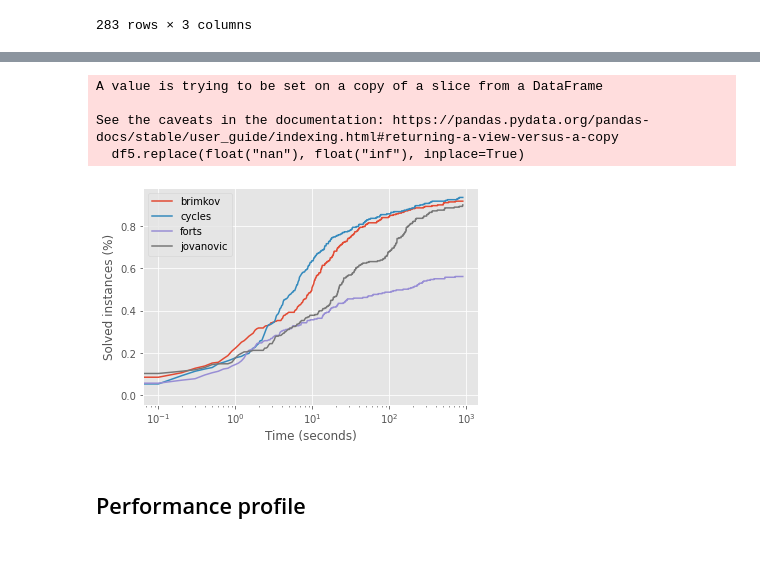
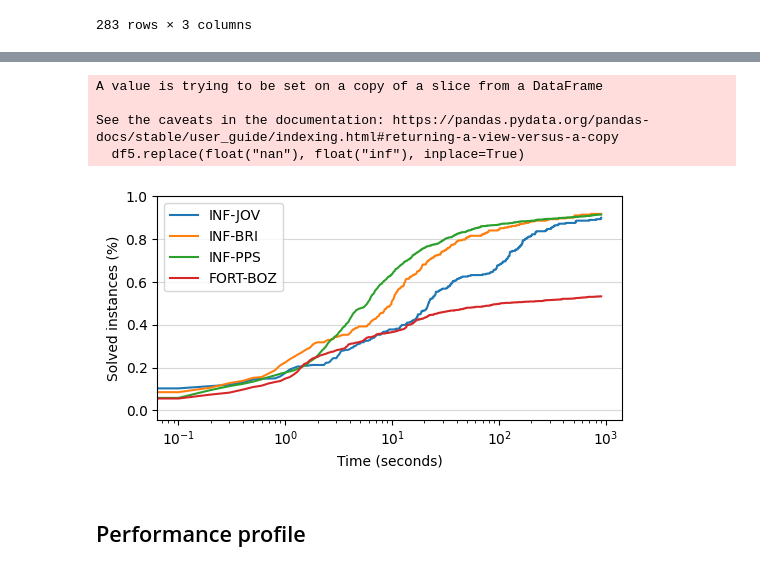
Before and after one commit to maurolucci/pds-lim, a Jupyter notebook: experiments/stats1.ipynb, the cells around one changed output, grey strips where cells are left out. Saved outputs shown, nothing was run; the diff lists cells and outputs as text; code cells hidden in the pictures.

```diff
--- a/experiments/stats1.ipynb
+++ b/experiments/stats1.ipynb
@@ -351,0 +399,13 @@ plt.show()
+# %%
+brimkov_df = df[df.solver == "brimkov"]
+cycles_df = df[df.solver == "cycles"]
+forts_df = df[df.solver == "forts"]
+jovanovic_df = df[df.solver == "jovanovic"]
+# %%
+df4 = brimkov_df.merge(cycles_df, on=["instance","vertices","edges","propagating_vertices","L","run"],
+                       suffixes=["", "_cycles"])
+df4 = df4.merge(forts_df, on=["instance","vertices","edges","propagating_vertices","L","run"],
+                suffixes=["", "_forts"])
+df4 = df4.merge(jovanovic_df, on=["instance","vertices","edges","propagating_vertices","L","run"],
+                suffixes=["_brimkov", "_jovanovic"])
+df4
@@ -352,14 +426,14 @@ plt.show()
 # %%
-modelos = df.solver.unique().tolist()
+modelos = ["jovanovic", "brimkov", "cycles", "forts"]
 
 def optimal_times(df: pd.DataFrame, max_time : int = timeout, log_scale : bool = True):
     # Restrict dataframe
-    df5= df[["time_opt_"+s for s in modelos]]
+    df5= df[["t_solver_"+s for s in modelos]]
     # Replace NaN with Inf
     df5.replace(float("nan"), float("inf"), inplace=True)
 
     # Time instants
-    times = [i/10 for i in range(0, 10*max_time+1)]
+    times = [i/10 for i in range(0, 10*max_time)]
     # Empty dataframe
     df6 = pd.DataFrame(columns=["instant"]+modelos)
     # Fill dataframe
@@ -369,22 +443,27 @@ def optimal_times(df: pd.DataFrame, max_time : int = timeout, log_scale : bool =
     df6[modelos] = df6[modelos].apply(lambda row: df5[df5 <= row[modelos[0]]].count() / df5.count(), axis=1)
 
     # Graph
+    plt.figure(figsize=(6, 6))
+    ax = plt.gca()
+    ax.set_aspect(2)
     for modelo in modelos:
-        plt.plot(df6["instant"].values, df6[modelo].values)
-        if (log_scale):
-            plt.xscale("log")
-        plt.xlabel("Time (seconds)")
-        plt.ylabel("Solved instances (%)");
-        #plt.xlim(left=step);
-        plt.legend(modelos);
+        plt.plot(df6["instant"], df6[modelo], label=legend_map[modelo])
+    if (log_scale):
+        plt.xscale("log")
+    plt.style.use('default')
+    plt.xlabel("Time (seconds)")
+    plt.ylabel("Solved instances (%)")
+    plt.ylim(top=1)
+    plt.legend()
+    plt.grid(alpha=0.5,zorder=1,axis='y')
 # %%
-optimal_times(df3)
+optimal_times(df4)
 # %% [output]
 A value is trying to be set on a copy of a slice from a DataFrame
 
 See the caveats in the documentation: https://pandas.pydata.org/pandas-docs/stable/user_guide/indexing.html#returning-a-view-versus-a-copy
   df5.replace(float("nan"), float("inf"), inplace=True)
-[figure, old version]
+[figure, new version]
 # %% [markdown]
 ## Performance profile
 # %%
```
Also changed, not shown: parts of 12 cells of this notebook.
